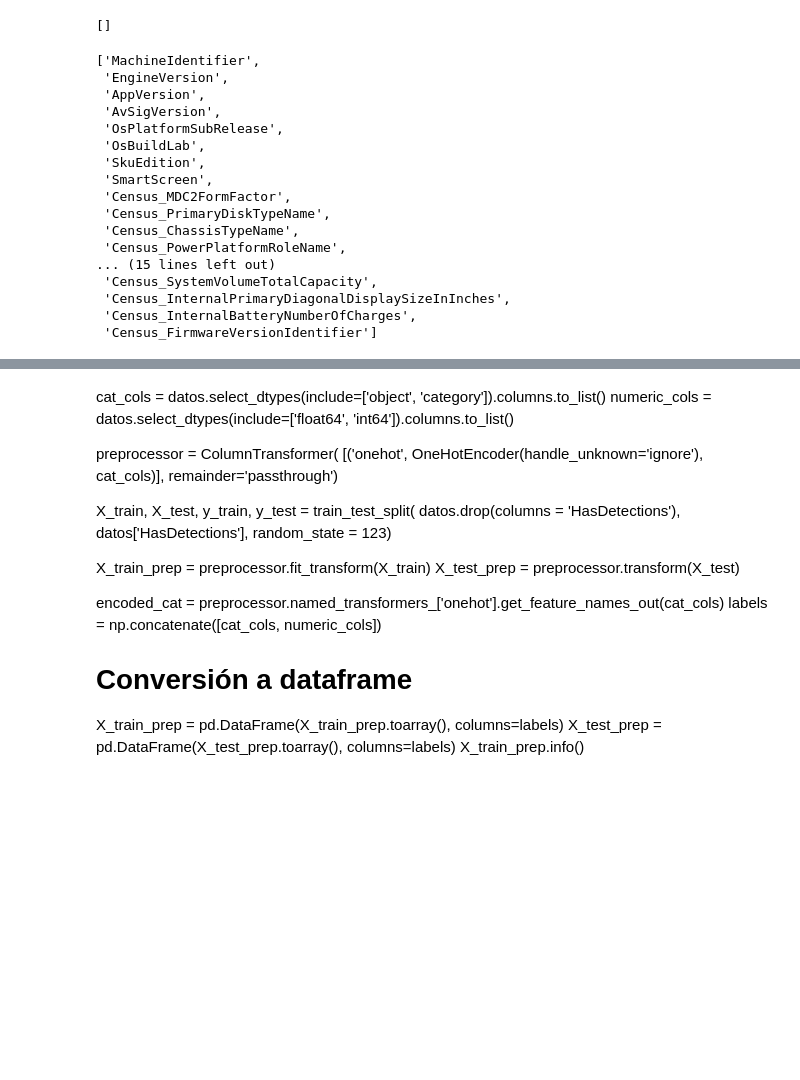
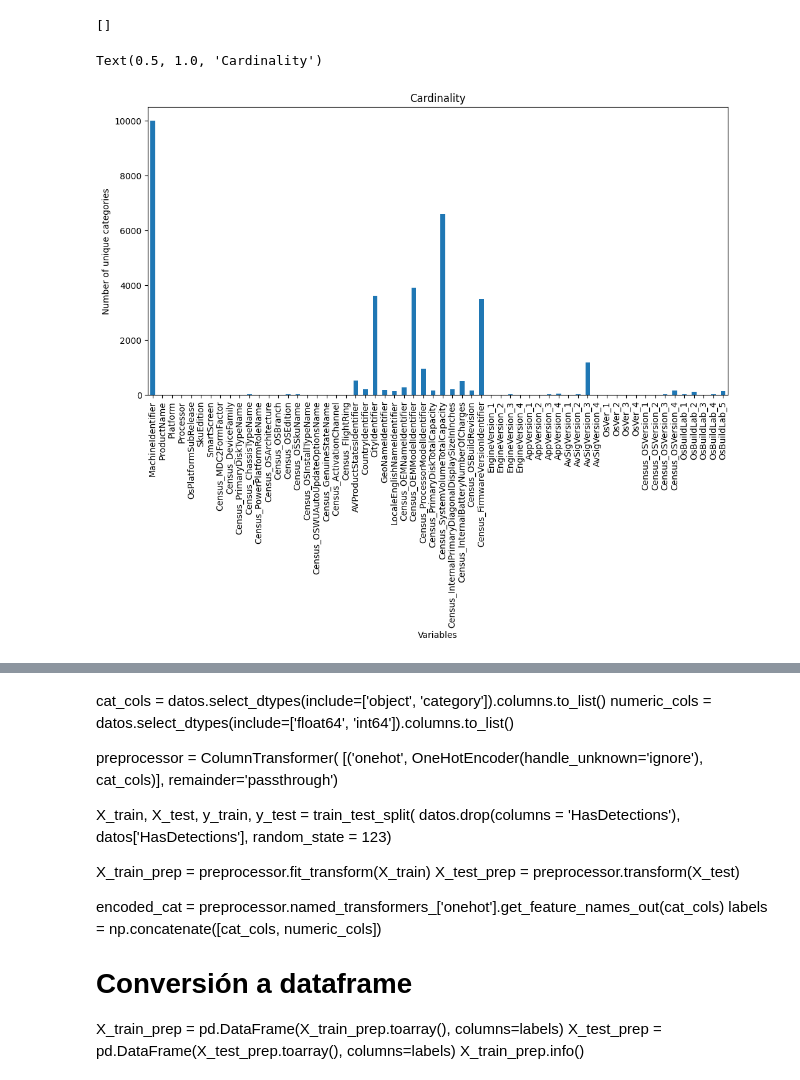
Before and after one commit to JorgeCostaMacia/kaggle-bootcamp-data-science-y-python, a Jupyter notebook: src/main.ipynb, the cells around one changed output, grey strips where cells are left out. Saved outputs shown, nothing was run; the diff lists cells and outputs as text; code cells hidden in the pictures; blank space fills up the shorter version.

```diff
--- a/src/main.ipynb
+++ b/src/main.ipynb
@@ -229,7 +288,7 @@ cat_cols
 # ===========================================> Separar datos por tipos numericas <==================================
 # ==================================================================================================================
 
-numeric_cols = datos.select_dtypes(include=['float64', 'int64']).columns.to_list()
+numeric_cols = datos.select_dtypes(include=['int16', 'int32', 'int64', 'float16', 'float32', 'float64']).columns.to_list()
 numeric_cols.remove('HasDetections') # Posibles labels HasDetections or IsProtected
 
 numeric_cols
@@ -288,11 +349,4 @@ numeric_cols_cat
  'Census_FirmwareVersionIdentifier']
-# %%
-# ==================================================================================================================
-# ===========================================> Cambiar tipo numericas a categoricas <===============================
-# ==================================================================================================================
-
-for col in numeric_cols_cat:
-    datos[col] = datos[col].astype("object")
 # %%
 # ==================================================================================================================
 # ===========================================> Imputar nulos para tipos categoricas <===============================
@@ -347,3 +401,13 @@ Wdft_IsGamer                                         0
 Wdft_RegionIdentifier                                0
 HasDetections                                        0
 dtype: int64
+# %%
+# ==================================================================================================================
+# ===========================================> Calculamos el rango intercuartílico <================================
+# ==================================================================================================================
+
+Q1 = datos[numeric_cols].quantile(0.25)
+Q3 = datos[numeric_cols].quantile(0.75)
+IQR = Q3 - Q1
+
+((datos[numeric_cols] < (Q1 - 1.5 * IQR)) | (datos[numeric_cols] > (Q3 + 1.5 * IQR))).sum()
@@ -349,0 +432,8 @@ dtype: int64
+# %%
+# ==================================================================================================================
+# ===========================================> Tratamiento de valores atípicos <====================================
+# ==================================================================================================================
+
+datos[numeric_cols] = datos[numeric_cols][~((datos[numeric_cols] < (Q1 - 1.5 * IQR)) |(datos[numeric_cols] > (Q3 + 1.5 * IQR))).any(axis=1)]
+
+((datos[numeric_cols] < (Q1 - 1.5 * IQR)) | (datos[numeric_cols] > (Q3 + 1.5 * IQR))).sum()
@@ -453,23 +561,11 @@ datos.drop(columns=mask_cols_6, inplace=True)
 mask_cols_6
 # %% [output]
 []
-# %%
-cat_cols
-# %% [output]
-['MachineIdentifier',
- 'EngineVersion',
- 'AppVersion',
- 'AvSigVersion',
- 'OsPlatformSubRelease',
- 'OsBuildLab',
- 'SkuEdition',
- 'SmartScreen',
- 'Census_MDC2FormFactor',
- 'Census_PrimaryDiskTypeName',
- 'Census_ChassisTypeName',
- 'Census_PowerPlatformRoleName',
-... (15 lines left out)
- 'Census_SystemVolumeTotalCapacity',
- 'Census_InternalPrimaryDiagonalDisplaySizeInInches',
- 'Census_InternalBatteryNumberOfCharges',
- 'Census_FirmwareVersionIdentifier']
+# %%
+datos[cat_cols].nunique().plot.bar(figsize=(12,6))
+plt.ylabel('Number of unique categories')
+plt.xlabel('Variables')
+plt.title('Cardinality')
+# %% [output]
+Text(0.5, 1.0, 'Cardinality')
+[figure, added]
```
Also changed, not shown: parts of 24 cells of this notebook, 10 other files.
